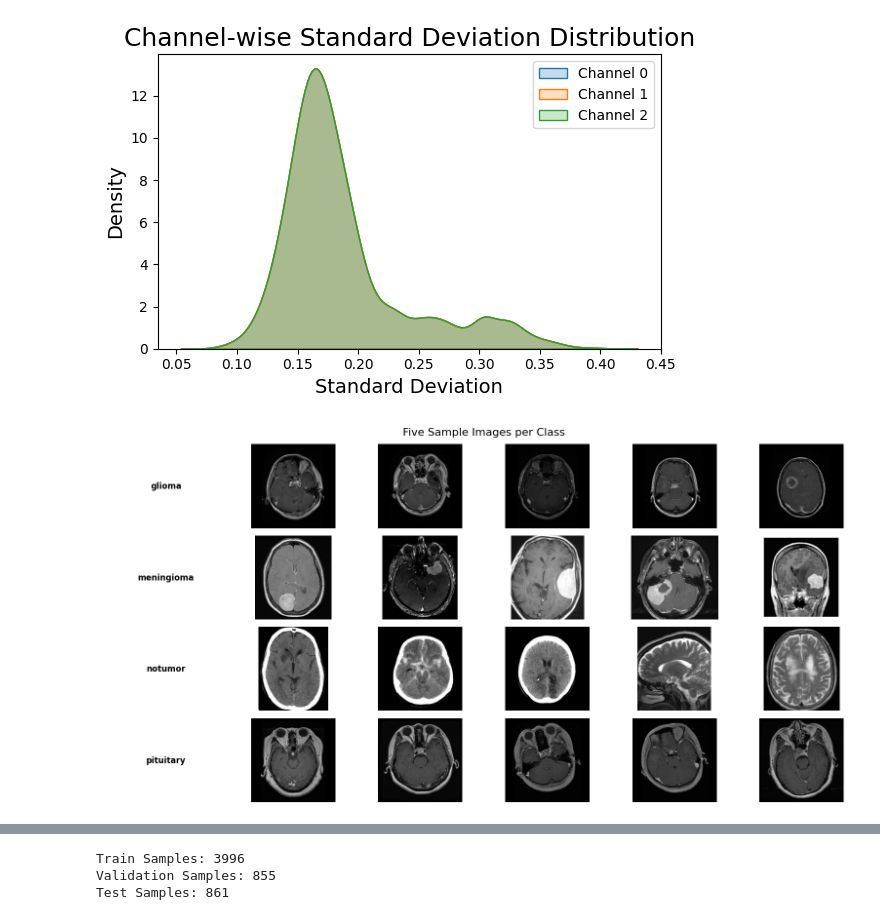
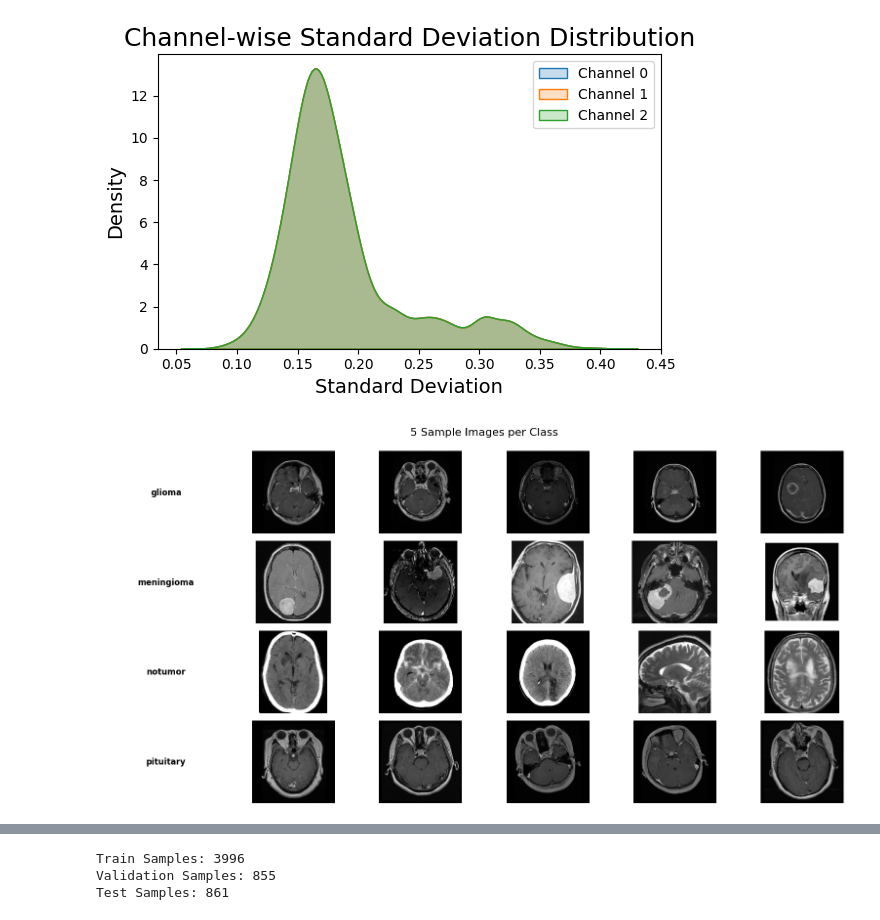
Before and after one commit to JsteinerDataEngineer/brain_tumor_identification, a Jupyter notebook: notebooks/brain_tumor_identification.ipynb, the cells around one changed output, grey strips where cells are left out. Drawn from its saved outputs; the diff is of its cells as text; code cells hidden in the pictures.

Commit message:
Continued work on Notebook  and model images 8/7/25

```diff
--- a/notebooks/brain_tumor_identification.ipynb
+++ b/notebooks/brain_tumor_identification.ipynb
@@ -220,40 +271,3 @@ plt.tight_layout()
 plt.show()
 # %% [output]
 [figure]
-# %%
-# organize images by label
-samples_per_class = {i: [] for i in range(len(LABEL_NAMES))}
-for img, label in dataset:
-    if len(samples_per_class[label]) < 5:
-        samples_per_class[label].append(img)
-    if all(len(v) == 5 for v in samples_per_class.values()):
-        break
-
-# create an extra column for the labels
-n_rows = len(LABEL_NAMES)
-n_cols = 5
-fig, axes = plt.subplots(n_rows, n_cols + 1, figsize=(16, 8))
-
-for row_idx, (label_id, images) in enumerate(samples_per_class.items()):
-    # create labels
-    label_ax = axes[row_idx, 0]
-    label_ax.axis("off")
-    label_ax.text(0.5, 0.5, LABEL_NAMES[label_id], fontsize=12,
-                  ha="center", va="center", weight="bold")
-
-    for col_idx, img_tensor in enumerate(images):
-        ax = axes[row_idx, col_idx + 1]
-        img_np = img_tensor.numpy()
-
-        if img_np.shape[0] == 1:
-            ax.imshow(img_np[0], cmap="gray")
-        else:
-            ax.imshow(img_np.transpose(1, 2, 0))
-
-        ax.axis("off")
-
-plt.suptitle("Five Sample Images per Class", fontsize=16)
-plt.tight_layout()
-plt.show()
-# %% [output]
-[figure, removed]
@@ -260,3 +320,7 @@ plt.show()
+# %%
+display_sample_images_per_class(dataset, LABEL_NAMES)
+# %% [output]
+[figure, added]
 # %%
 # data now needs to be simple into training, validation, testing groups
 # this is done using the code in src/utils/split_dataset.py
```
Also changed, not shown: parts of 14 cells of this notebook, 6 other files.
